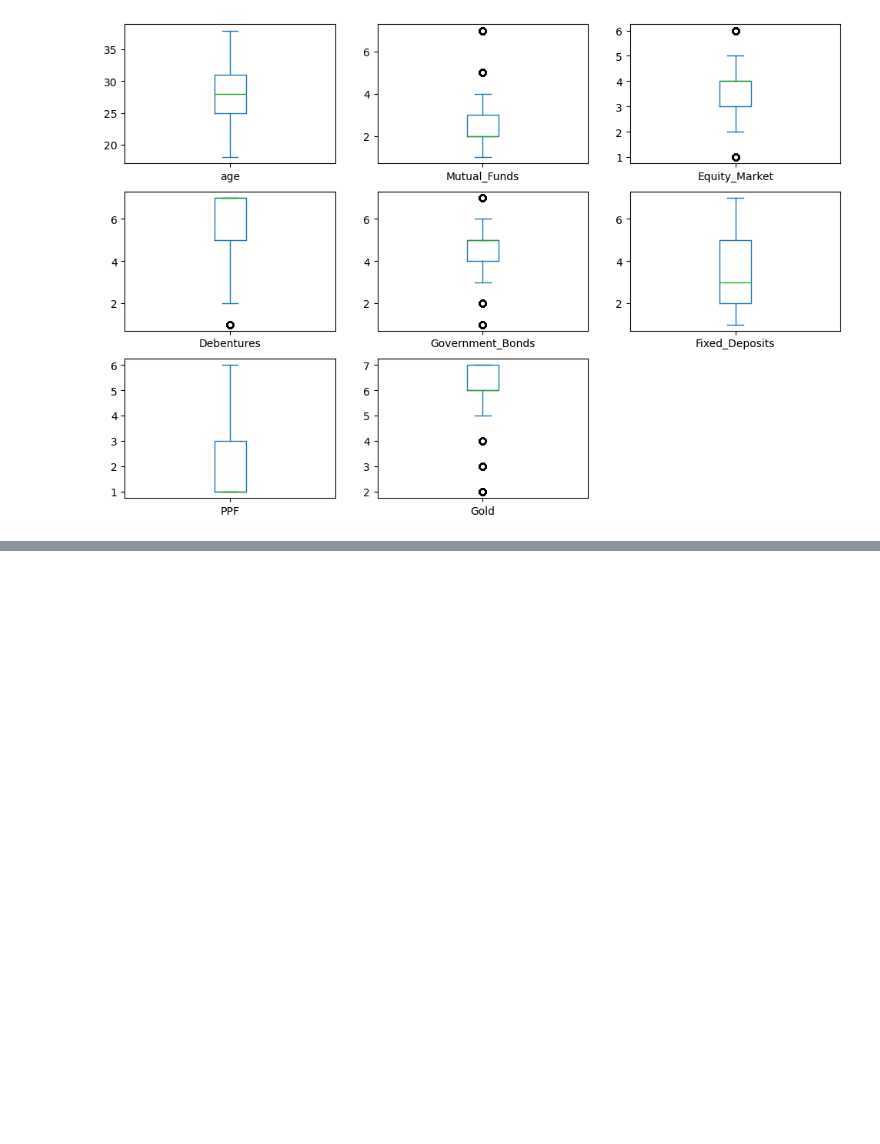
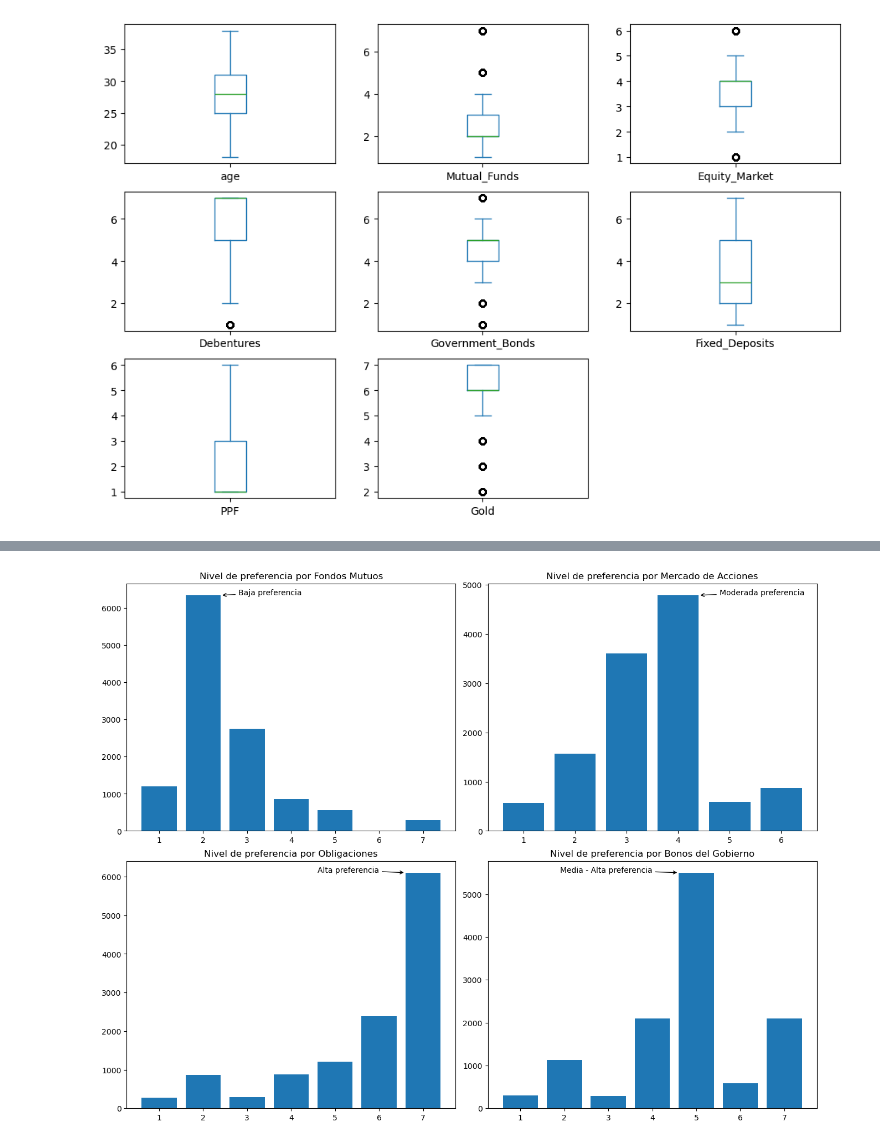
Before and after one commit to Sts87/data-analysis, a Jupyter notebook: 00-finance-trends/finance_trends.ipynb, the cells around one changed output, grey strips where cells are left out. Saved outputs shown, nothing was run; the diff lists cells and outputs as text; code cells hidden in the pictures; blank space fills up the shorter version.

```diff
--- a/00-finance-trends/finance_trends.ipynb
+++ b/00-finance-trends/finance_trends.ipynb
@@ -153,0 +166,25 @@ plt.show()
+# %%
+fig, axs = plt.subplots(2,2, figsize=(13,10), constrained_layout=True)
+axs[0,0].set_title('Nivel de preferencia por Fondos Mutuos')
+axs[0,0].bar(df.Mutual_Funds.unique(), df.Mutual_Funds.value_counts())
+axs[0,0].annotate('Baja preferencia', xy=(2.4, df.Mutual_Funds.value_counts().max()), xytext=(2.8, df.Mutual_Funds.value_counts().max()+5),
+                  arrowprops=dict(facecolor='black', arrowstyle='->'))
+
+axs[0,1].set_title('Nivel de preferencia por Mercado de Acciones')
+axs[0,1].bar(df.Equity_Market.unique(), df.Equity_Market.value_counts())
+axs[0,1].annotate('Moderada preferencia', xy=(4.4, df.Equity_Market.value_counts().max()), xytext=(4.8, df.Equity_Market.value_counts().max()+5),
+                  arrowprops=dict(facecolor='black', arrowstyle='->'))
+
+axs[1,0].set_title('Nivel de preferencia por Obligaciones')
+axs[1,0].bar(df.Debentures.unique(), df.Debentures.value_counts())
+axs[1,0].annotate('Alta preferencia', xy=(6.6, df.Debentures.value_counts().max()), xytext=(4.6, df.Debentures.value_counts().max()+5),
+                  arrowprops=dict(facecolor='black', arrowstyle='->'))
+
+axs[1,1].set_title('Nivel de preferencia por Bonos del Gobierno')
+axs[1,1].bar(df.Government_Bonds.unique(), df.Government_Bonds.value_counts())
+axs[1,1].annotate('Media - Alta preferencia', xy=(4.6, df.Government_Bonds.value_counts().max()), xytext=(1.9, df.Government_Bonds.value_counts().max()+5),
+                  arrowprops=dict(facecolor='black', arrowstyle='->'))
+
+plt.show()
+# %% [output]
+[figure, added]
```
Also changed, not shown: parts of 7 cells of this notebook.
